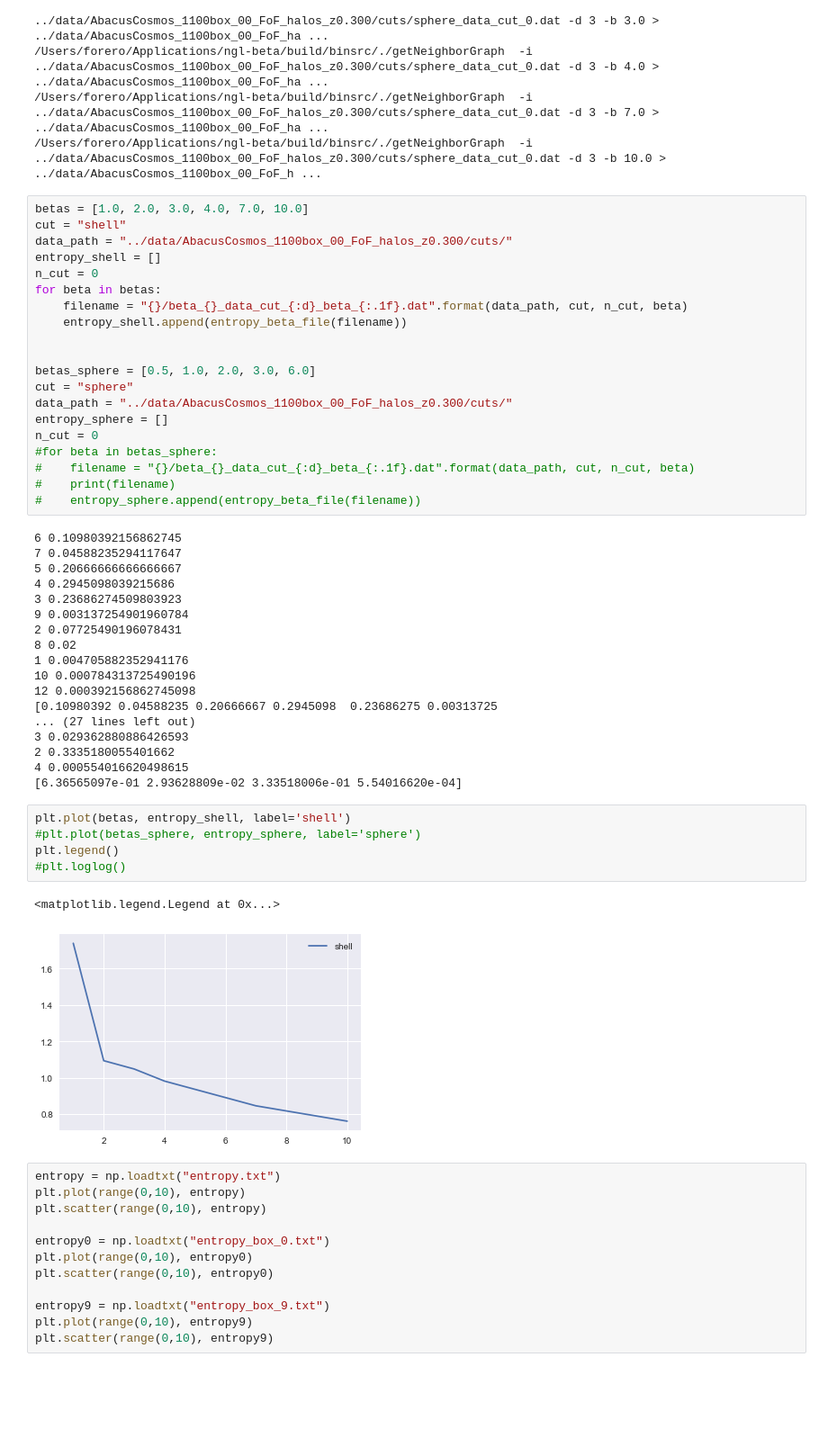
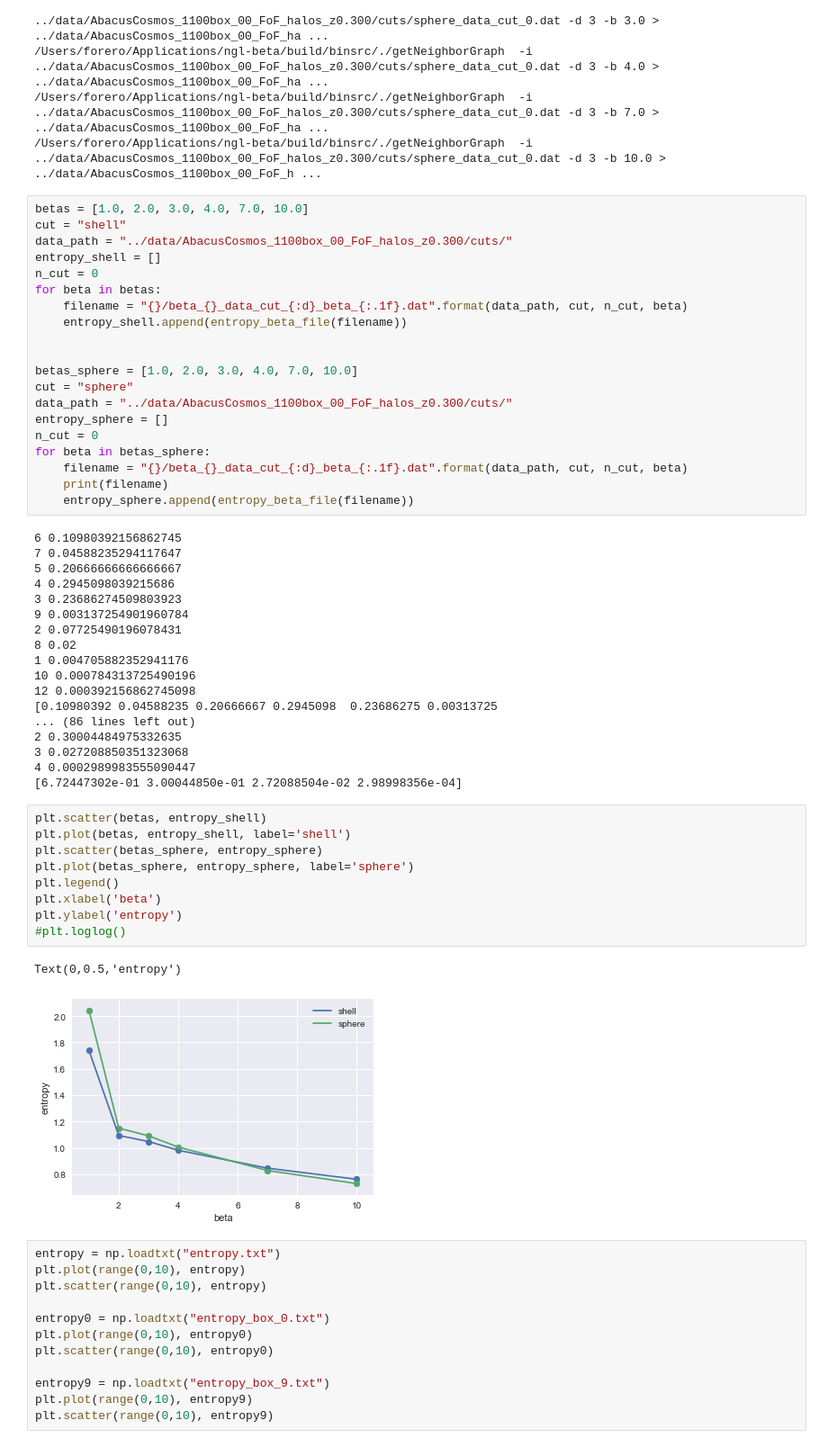
Before and after one commit to forero/abacus, a Jupyter notebook: nb/cuts.ipynb, the cells around one changed output. Shown at 90% size. Saved outputs shown, nothing was run; the diff lists cells and outputs as text; blank space fills up the shorter version.

```diff
--- a/nb/cuts.ipynb
+++ b/nb/cuts.ipynb
@@ -186,15 +186,15 @@ for beta in betas:
     entropy_shell.append(entropy_beta_file(filename))
 
 
-betas_sphere = [0.5, 1.0, 2.0, 3.0, 6.0]
+betas_sphere = [1.0, 2.0, 3.0, 4.0, 7.0, 10.0]
 cut = "sphere"
 data_path = "../data/AbacusCosmos_1100box_00_FoF_halos_z0.300/cuts/"
 entropy_sphere = []
 n_cut = 0
-#for beta in betas_sphere:
-#    filename = "{}/beta_{}_data_cut_{:d}_beta_{:.1f}.dat".format(data_path, cut, n_cut, beta)
-#    print(filename)
-#    entropy_sphere.append(entropy_beta_file(filename))
+for beta in betas_sphere:
+    filename = "{}/beta_{}_data_cut_{:d}_beta_{:.1f}.dat".format(data_path, cut, n_cut, beta)
+    print(filename)
+    entropy_sphere.append(entropy_beta_file(filename))
 # %% [output]
 6 0.10980392156862745
 7 0.04588235294117647
@@ -208,19 +208,23 @@ n_cut = 0
 10 0.000784313725490196
 12 0.000392156862745098
 [0.10980392 0.04588235 0.20666667 0.2945098  0.23686275 0.00313725
-... (27 lines left out)
-3 0.029362880886426593
-2 0.3335180055401662
-4 0.000554016620498615
-[6.36565097e-01 2.93628809e-02 3.33518006e-01 5.54016620e-04]
+... (86 lines left out)
+2 0.30004484975332635
+3 0.027208850351323068
+4 0.0002989983555090447
+[6.72447302e-01 3.00044850e-01 2.72088504e-02 2.98998356e-04]
 # %%
+plt.scatter(betas, entropy_shell)
 plt.plot(betas, entropy_shell, label='shell')
-#plt.plot(betas_sphere, entropy_sphere, label='sphere')
+plt.scatter(betas_sphere, entropy_sphere)
+plt.plot(betas_sphere, entropy_sphere, label='sphere')
 plt.legend()
+plt.xlabel('beta')
+plt.ylabel('entropy')
 #plt.loglog()
 # %% [output]
-<matplotlib.legend.Legend at 0x...>
+Text(0,0.5,'entropy')
-[figure, old version]
+[figure, new version]
 # %%
 entropy = np.loadtxt("entropy.txt")
 plt.plot(range(0,10), entropy)
```
Also changed, not shown: 2 other files.
